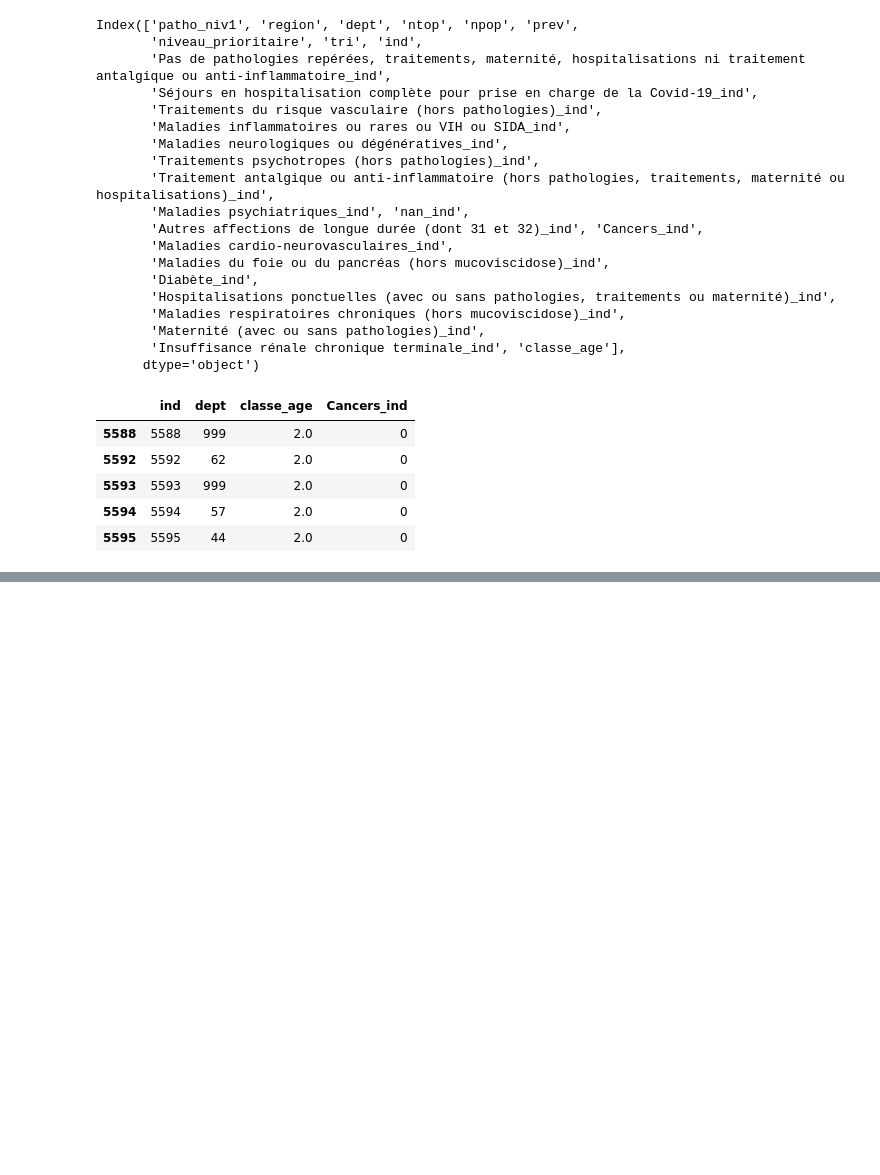
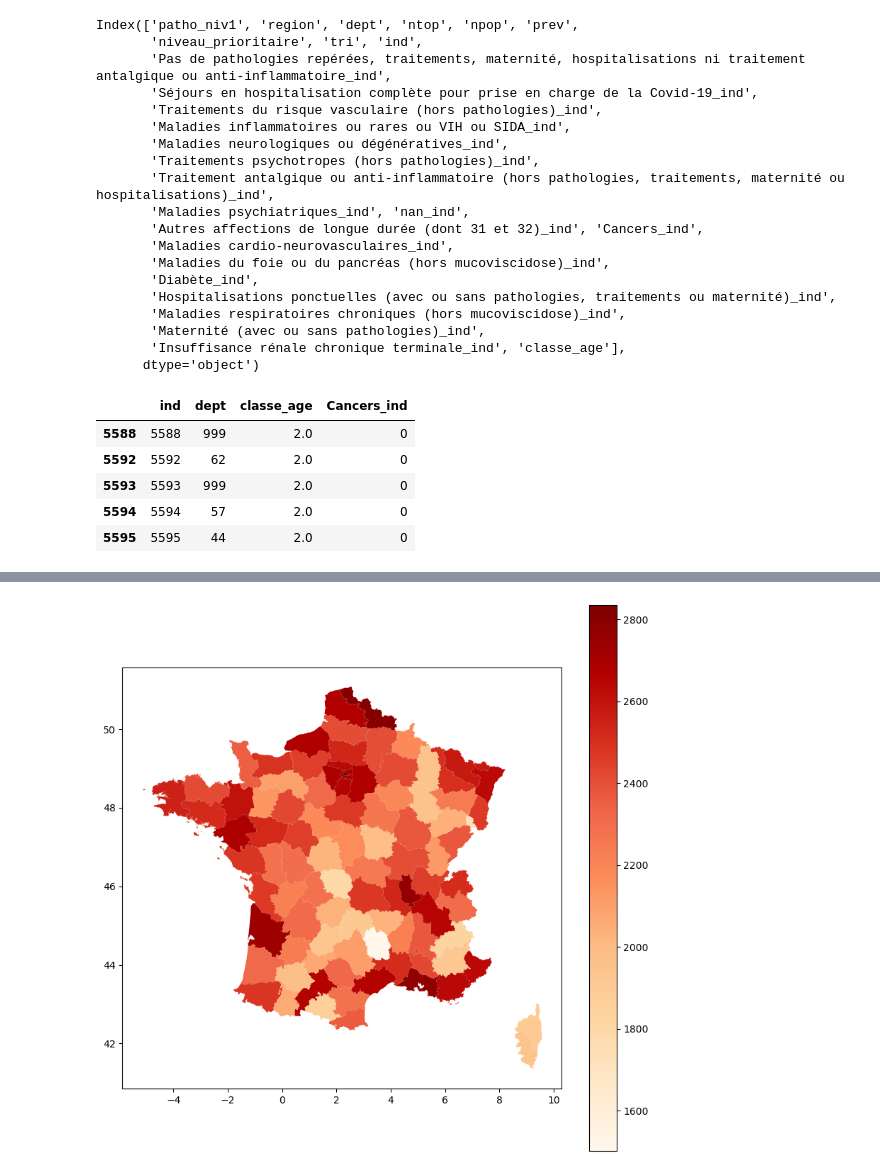
Before and after one commit to tpaquier/Python_DS, a Jupyter notebook: Reduction_dimension_et_carto.ipynb, the cells around one changed output, grey strips where cells are left out. Drawn from its saved outputs; the diff is of its cells as text; code cells hidden in the pictures; blank space fills up the shorter version.

Commit message:
Carte cancer faite, reste à corriger les effets de taille

```diff
--- a/Reduction_dimension_et_carto.ipynb
+++ b/Reduction_dimension_et_carto.ipynb
@@ -186,0 +212,3 @@ SyntaxError: unterminated string literal (detected at line 1) (2068925053.py, li
+# %%
+df_carto = pd.merge(left = df_model_cancer, right = france,
+                    how = 'left', left_on='dept', right_on='code')
@@ -186,0 +237,4 @@ SyntaxError: unterminated string literal (detected at line 1) (2068925053.py, li
+# %%
+dept_manquants = ['999', '974', '971', '972', '973', '976']
+# %%
+df_carto = df_carto[~df_carto['dept'].isin(dept_manquants)]
@@ -186,0 +257,2 @@ SyntaxError: unterminated string literal (detected at line 1) (2068925053.py, li
+# %%
+cancer_dep = df_carto.groupby('dept')['Cancers_ind'].sum().reset_index()
@@ -186,0 +267,8 @@ SyntaxError: unterminated string literal (detected at line 1) (2068925053.py, li
+# %%
+df_carto2 = pd.merge(left = france, right = cancer_dep,
+                    how = 'left', left_on='code', right_on='dept')
+fig, ax = plt.subplots(figsize=(10, 10))
+df_carto2.plot(ax=ax, column='Cancers_ind', legend=True, cmap='OrRd')
+plt.show()
+# %% [output]
+[figure, added]
```
Also changed, not shown: parts of 12 cells of this notebook, 2 other files.
